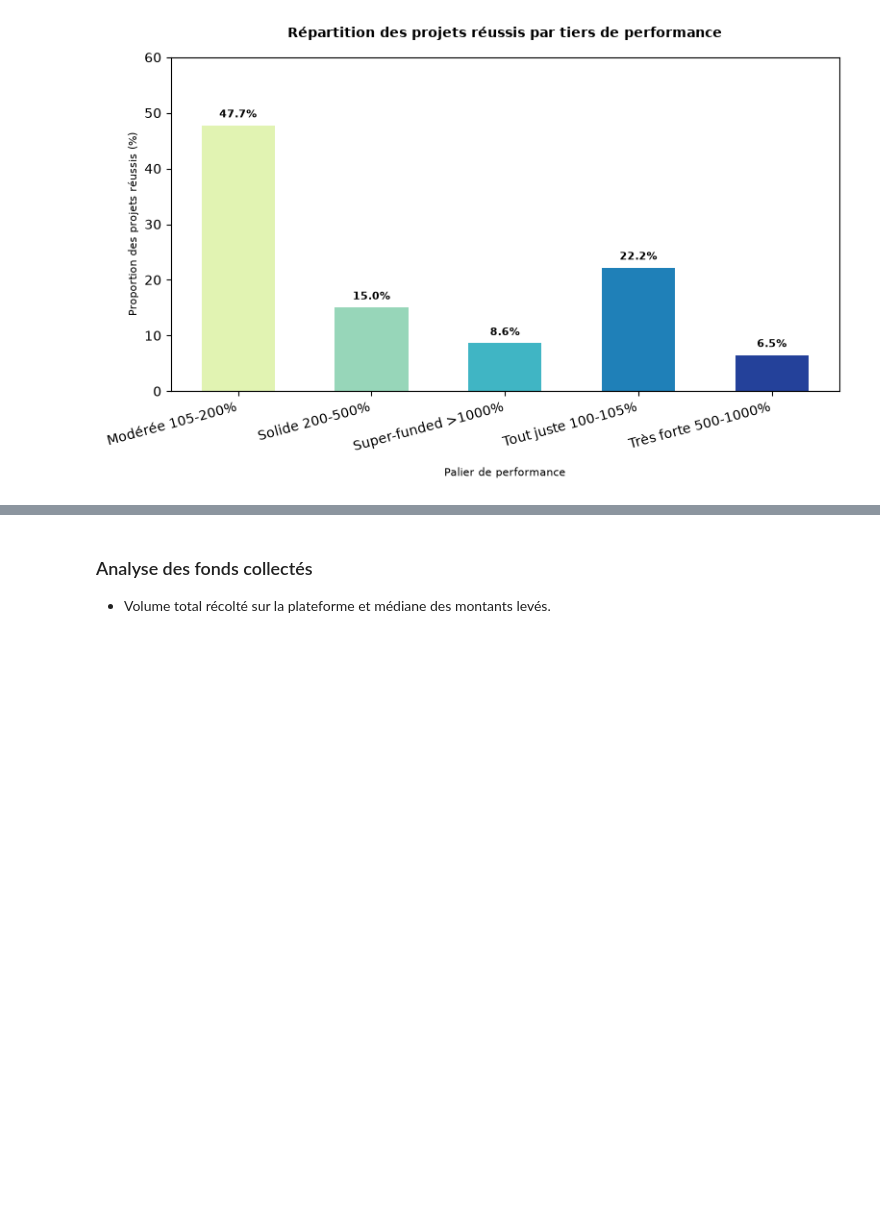
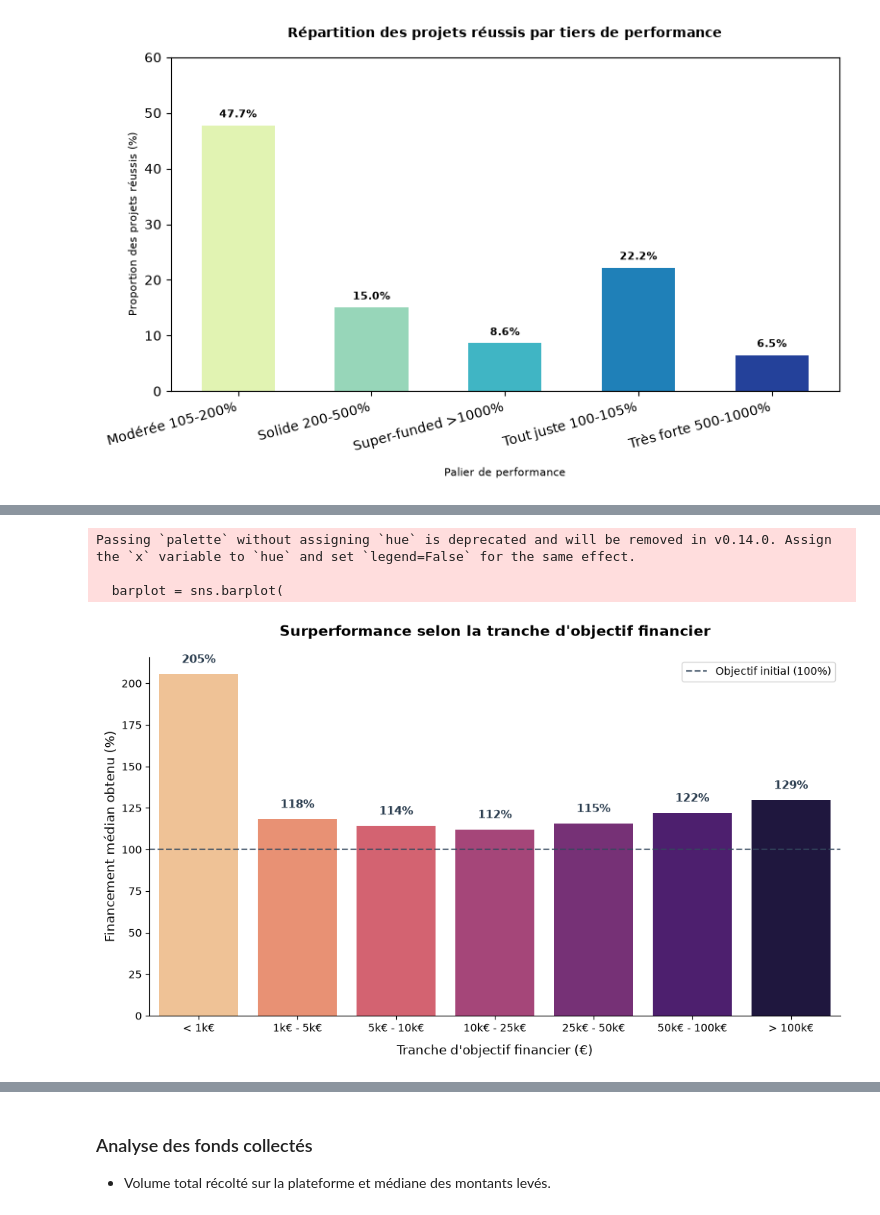
Before and after one commit to lbrdmariama/memoire-2026, a Jupyter notebook: code/analyse-exploratoire.ipynb, the cells around one changed output, grey strips where cells are left out. Saved outputs shown, nothing was run; the diff lists cells and outputs as text; code cells hidden in the pictures; blank space fills up the shorter version.

```diff
--- a/code/analyse-exploratoire.ipynb
+++ b/code/analyse-exploratoire.ipynb
@@ -205,10 +203,10 @@ D'après cette matrice d'association, la sous-catégorie semble avoir plus d'inf
 import numpy as np
 
 # Tranches d'objectifs
-bins = [0, 1000, 5000, 10000, 25000, 50000, 100000, np.inf]
-labels = ['< 1k€', '1k€ - 5k€', '5k€ - 10k€', '10k€ - 25k€', '25k€ - 50k€', '50k€ - 100k€', '> 100k€']
+bins_goal = [0, 1000, 5000, 10000, 25000, 50000, 100000, np.inf]
+labels_goal = ['< 1k€', '1k€ - 5k€', '5k€ - 10k€', '10k€ - 25k€', '25k€ - 50k€', '50k€ - 100k€', '> 100k€']
 
-df_completed['goal_bin'] = pd.cut(df_completed['goal_eur'], bins=bins, labels=labels)
+df_completed['goal_bin'] = pd.cut(df_completed['goal_eur'], bins=bins_goal, labels=labels_goal)
 
 # Taux de succès (%) par tranche
 success_rate = df_completed.groupby('goal_bin', observed=False)['is_success'].mean() * 100
@@ -379,0 +393,41 @@ display(super_funded_df[colonnes_super_funded].head(15))
+# %%
+bins_goal = [0, 1000, 5000, 10000, 25000, 50000, 100000, np.inf]
+labels_goal = ['< 1k€', '1k€ - 5k€', '5k€ - 10k€', '10k€ - 25k€', '25k€ - 50k€', '50k€ - 100k€', '> 100k€']
+
+df_success['goal_bin'] = pd.cut(df_success['goal_eur'], bins=bins_goal, labels=labels_goal)
+
+goal_perf = df_success.groupby('goal_bin', observed=True)['percent_funded'].median().reset_index()
+
+plt.figure(figsize=(10, 6))
+colors = sns.color_palette('magma_r', len(goal_perf))
+
+barplot = sns.barplot(
+    data=goal_perf,
+    x='goal_bin',
+    y='percent_funded',
+    palette=colors
+)
+
+
+plt.title("Surperformance selon la tranche d'objectif financier", fontsize=14, fontweight='bold', pad=20)
+plt.xlabel("Tranche d'objectif financier (€)", fontsize=12, labelpad=10)
+plt.ylabel("Financement médian obtenu (%)", fontsize=12)
+
+plt.axhline(y=100, color='#34495e', linestyle='--', alpha=0.8, label='Objectif initial (100%)')
+plt.legend(loc='upper right')
+
+for p in barplot.patches:
+    if p.get_height() > 0:
+        plt.annotate(f"{int(p.get_height())}%",
+                     (p.get_x() + p.get_width() / 2., p.get_height()),
+                     ha='center', va='bottom', xytext=(0, 8), textcoords='offset points',
+                     fontsize=11, fontweight='bold', color='#2c3e50')
+
+sns.despine()
+plt.tight_layout()
+plt.show()
+# %% [output]
+Passing `palette` without assigning `hue` is deprecated and will be removed in v0.14.0. Assign the `x` variable to `hue` and set `legend=False` for the same effect.
+
+  barplot = sns.barplot(
+[figure, added]
```
Also changed, not shown: parts of 51 cells of this notebook, 1 other file.
